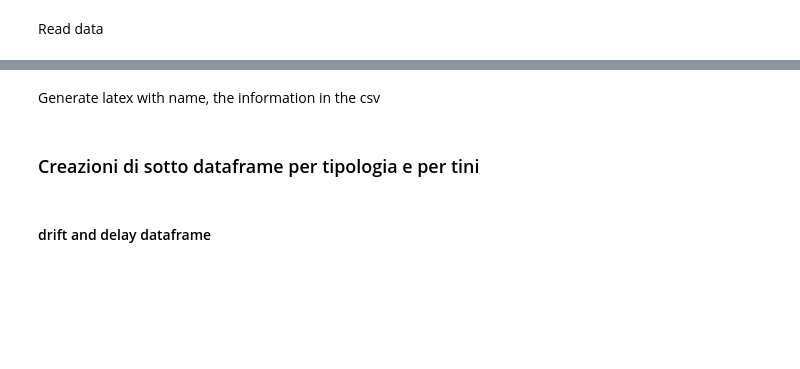
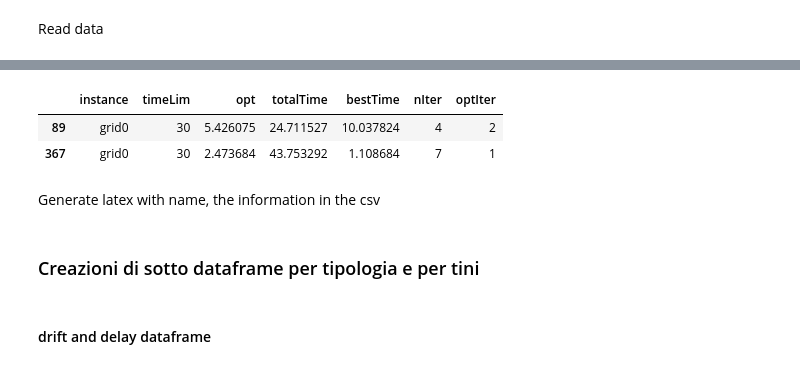
Before and after one commit to Fiden99/UAMdeconflictionMasterThesis, a Jupyter notebook: elaborateTimeHeur.ipynb, the cells around one changed output, grey strips where cells are left out. Saved outputs shown, nothing was run; the diff lists cells and outputs as text; code cells hidden in the pictures; blank space fills up the shorter version.

```diff
--- a/elaborateTimeHeur.ipynb
+++ b/elaborateTimeHeur.ipynb
@@ -26,3 +11,13 @@ pdNC
+# %%
+# Rimuovi duplicati mantenendo solo l'ultimo elemento per ogni valore di 'instance'
+display(pdNC[pdNC['instance'] == "grid0"])
+pdDD = pdDD.drop_duplicates(subset='instance', keep='last')
+pdAP = pdAP.drop_duplicates(subset='instance', keep='last')
+pdNC = pdNC.drop_duplicates(subset='instance', keep='last')
+# %% [output]
+|  | instance | timeLim | opt | totalTime | bestTime | nIter | optIter |
+| 89 | grid0 | 30 | 5.426075 | 24.711527 | 10.037824 | 4 | 2 |
+| 367 | grid0 | 30 | 2.473684 | 43.753292 | 1.108684 | 7 | 1 |
 # %% [markdown]
 Generate latex with name, the information in the csv
 # %%
```
Also changed, not shown: parts of 6 cells of this notebook, 56 other files.
